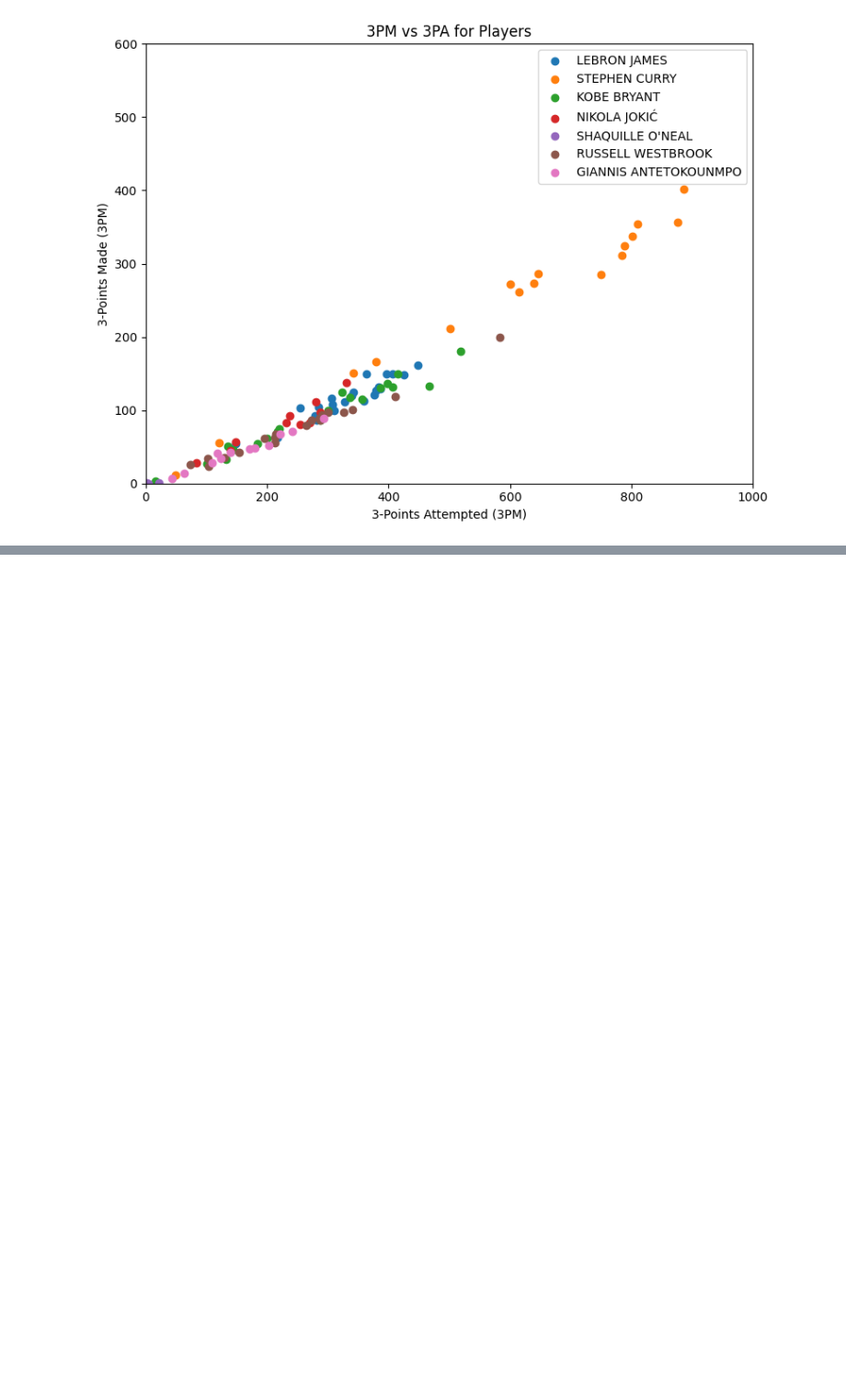
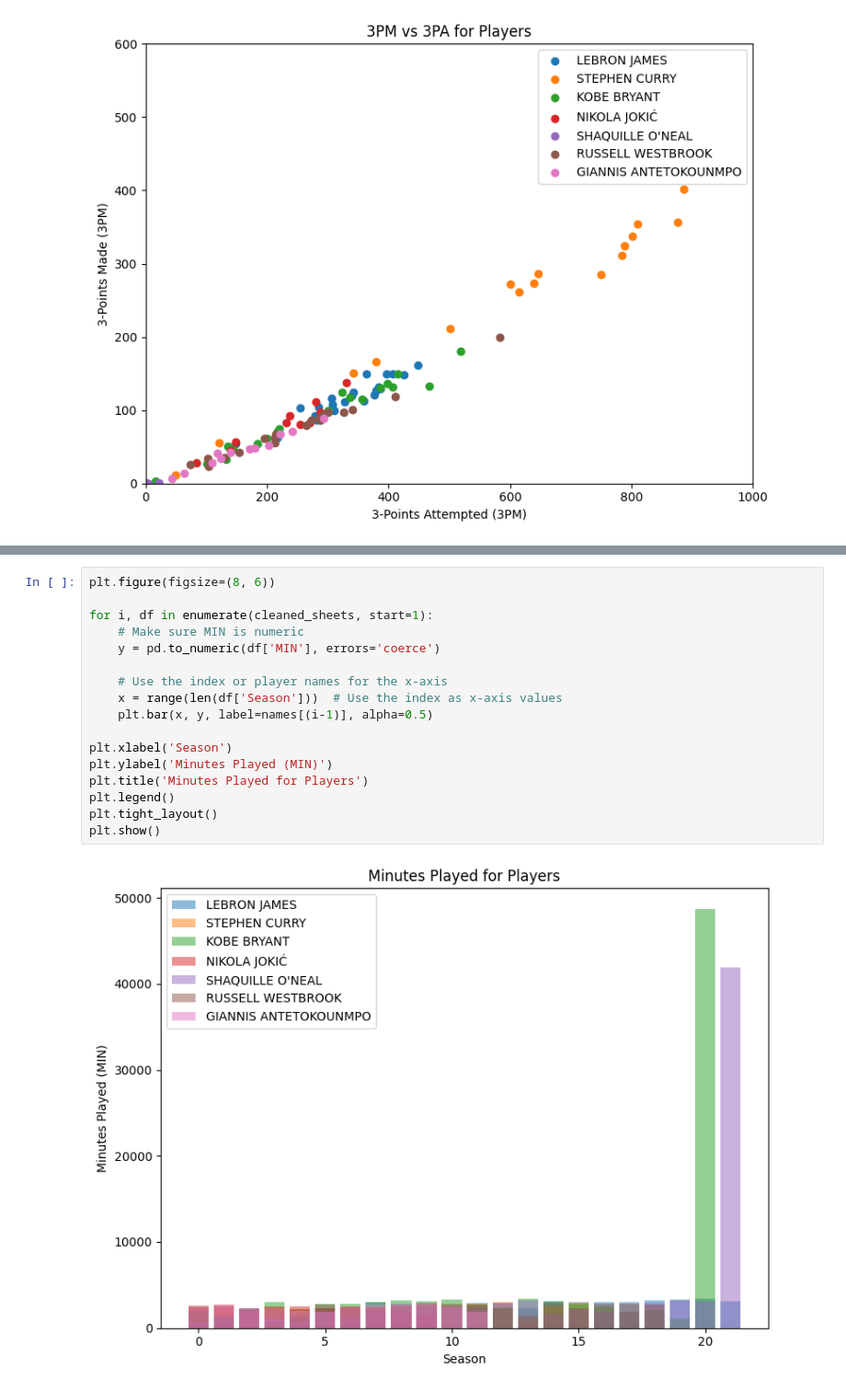
Before and after one commit to jfiel5/310-Final-Project, a Jupyter notebook: Untitled-1_sam.ipynb, the cells around one changed output, grey strips where cells are left out. Shown at 92% size. Cells and saved outputs as stored; diff of their text form; blank space fills up the shorter version.

```diff
--- a/Untitled-1_sam.ipynb
+++ b/Untitled-1_sam.ipynb
@@ -338,0 +360,19 @@ plt.show()
+# %%
+plt.figure(figsize=(8, 6))
+
+for i, df in enumerate(cleaned_sheets, start=1):
+    # Make sure MIN is numeric
+    y = pd.to_numeric(df['MIN'], errors='coerce')
+
+    # Use the index or player names for the x-axis
+    x = range(len(df['Season']))  # Use the index as x-axis values
+    plt.bar(x, y, label=names[(i-1)], alpha=0.5)
+
+plt.xlabel('Season')
+plt.ylabel('Minutes Played (MIN)')
+plt.title('Minutes Played for Players')
+plt.legend()
+plt.tight_layout()
+plt.show()
+# %% [output]
+[figure, added]
```
Also changed, not shown: parts of 5 cells of this notebook, 1 other file.
